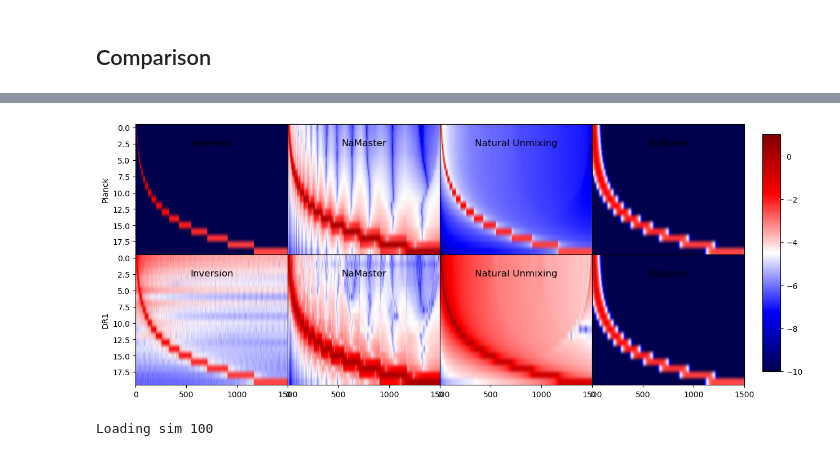
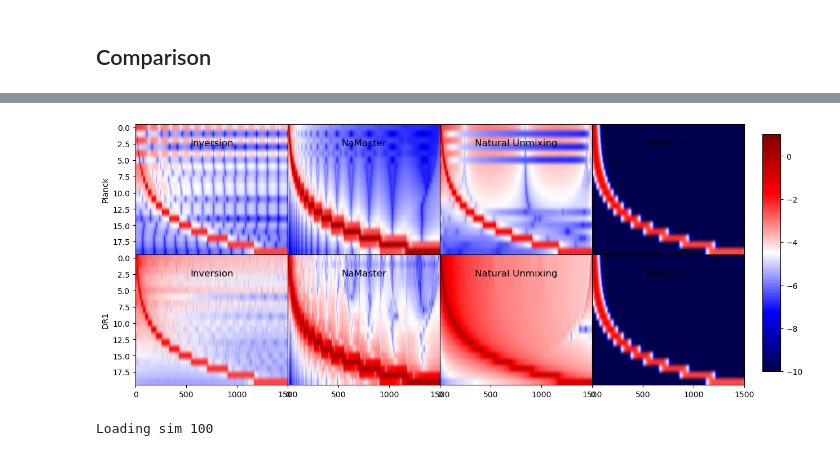
Before and after one commit to JaimeRZP/GLASS_cov_challenge, a Jupyter notebook: unmixing_comparison.ipynb, the cells around one changed output, grey strips where cells are left out. Cells and saved outputs as stored; diff of their text form; code cells hidden in the pictures.

```diff
--- a/unmixing_comparison.ipynb
+++ b/unmixing_comparison.ipynb
@@ -18,6 +18,7 @@ with open(config_path, 'r') as f:
 n = config['nsims']
 nside = config['nside']
 lmax = config['lmax']
+lmax_mask = config.get('lmax_mask', lmax)  # Default to lmax if not specified
 mode = config['mode']  # "lognormal" or "gaussian"
 mask_type = config['mask_type']  # Default to 'Patch' if not specified
 binned = False #True
@@ -29,7 +30,7 @@ output_path = "./masked_"+output_path
 
 nlbins = config.get('nlbins', 20)  # Default to 20 if not specified
 l = np.arange(lmax+1)
-ls = np.arange(lmax+1)
+l_mask = np.arange(lmax_mask+1)
 ledges = np.logspace(np.log10(10), np.log10(lmax), nlbins + 1)
 lgrid = (ledges[1:] + ledges[:-1]) / 2
 # %%
@@ -88,25 +89,25 @@ config_path = "scripts/sims_config.yaml"
 with open(config_path, 'r') as f:
     config = yaml.safe_load(f)
 rtol=1e-2
-mixmat = heracles.read("/home/jaimerzp/Documents/UCL/GLASS_cov_challenge/planck/mixmat.fits")
-unmixmat = heracles.read("/home/jaimerzp/Documents/UCL/GLASS_cov_challenge/planck/unmixmat.fits")
+mixmat = heracles.read(f"/home/jaimerzp/Documents/UCL/GLASS_cov_challenge/half_sky/mixmat_l1max_{lmax}_l2max_{lmax_mask}.fits")
+unmixmat = heracles.read(f"/home/jaimerzp/Documents/UCL/GLASS_cov_challenge/half_sky/unmixmat_l1max_{lmax}_l2max_{lmax_mask}.fits")
 # bin inverted mixing matrix
-inv_mixmat = invert_mixing_matrix(mixmat, rtol=rtol)
+inv_mixmat = heracles.read(f"/home/jaimerzp/Documents/UCL/GLASS_cov_challenge/half_sky/inv_mixmat_l1max_{lmax}_l2max_{lmax_mask}.fits")
 binv_mixmat = heracles.binned(inv_mixmat, ledges)
 # invert binned mixing matrix
 bmixmat = heracles.binned(mixmat, ledges)
 bmixmatb = {}
 for key in bmixmat.keys():
-    bmixmatb[key] = heracles.binned(heracles.Result(bmixmat[key].array, axis=bmixmat[key].axis[0]+1, ell=l), ledges)
+    bmixmatb[key] = heracles.binned(heracles.Result(bmixmat[key].array, axis=bmixmat[key].axis[0]+1, ell=l_mask), ledges)
 bmixmatb = heracles.binned(bmixmatb, ledges)
 inv_bmixmatb = invert_mixing_matrix(bmixmatb, rtol=rtol)
 # Kernels
 inv_kernel = binv_mixmat["POS", "POS", 1, 1].array @ mixmat["POS", "POS", 1, 1].array
 nmt_kernel = inv_bmixmatb["POS", "POS", 1, 1].array @ bmixmat["POS", "POS", 1, 1].array
-pols_kernel = fits.open("/home/jaimerzp/Documents/UCL/GLASS_cov_challenge/planck/cls_pols/kernels_pols_1.fits")[0].data[0, :, :].T
+pols_kernel = fits.open("/home/jaimerzp/Documents/UCL/GLASS_cov_challenge/half_sky/cls_pols/kernels_pols_1.fits")[0].data[0, :, :].T
 pols_kernel = heracles.Result(pols_kernel[:lmax+1, :lmax+1], axis=(0,), ell=l)
 pols_kernel = heracles.binned(pols_kernel, ledges).array
-nu_kernel = heracles.Result(unmixmat["POS", "POS", 1, 1].array @ mixmat["POS", "POS", 1, 1].array, axis=(0,), ell=l)
+nu_kernel = heracles.Result(unmixmat["POS", "POS", 1, 1].array @ mixmat["POS", "POS", 1, 1].array.T, axis=(0,), ell=l)
 nu_kernel = heracles.binned(nu_kernel, ledges).array
 
 im0= axs[0, 0].imshow(np.log10(np.abs(inv_kernel)), cmap='seismic', aspect='auto', vmin=-10, vmax=1)
@@ -138,10 +139,10 @@ config_path = "scripts/sims_config.yaml"
 with open(config_path, 'r') as f:
     config = yaml.safe_load(f)
 rtol=1e-2
-mixmat = heracles.read("/home/jaimerzp/Documents/UCL/GLASS_cov_challenge/dr1/mixmat.fits")
-unmixmat = heracles.read("/home/jaimerzp/Documents/UCL/GLASS_cov_challenge/dr1/unmixmat.fits")
+mixmat = heracles.read(f"/home/jaimerzp/Documents/UCL/GLASS_cov_challenge/dr1/mixmat.fits")
+unmixmat = heracles.read(f"/home/jaimerzp/Documents/UCL/GLASS_cov_challenge/dr1/unmixmat.fits")
 # bin inverted mixing matrix
-inv_mixmat = invert_mixing_matrix(mixmat, rtol=rtol)
+inv_mixmat = heracles.read(f"/home/jaimerzp/Documents/UCL/GLASS_cov_challenge/dr1/inv_mixmat.fits")
 binv_mixmat = heracles.binned(inv_mixmat, ledges)
 # invert binned mixing matrix
 bmixmat = heracles.binned(mixmat, ledges)
@@ -154,34 +155,34 @@ inv_bmixmatb = invert_mixing_matrix(bmixmatb, rtol=rtol)
 inv_kernel = binv_mixmat["POS", "POS", 1, 1].array @ mixmat["POS", "POS", 1, 1].array
 nmt_kernel = inv_bmixmatb["POS", "POS", 1, 1].array @ bmixmat["POS", "POS", 1, 1].array
 pols_kernel = fits.open("/home/jaimerzp/Documents/UCL/GLASS_cov_challenge/dr1/cls_pols/kernels_pols_1.fits")[0].data[0, :, :].T
 pols_kernel = heracles.Result(pols_kernel[:lmax+1, :lmax+1], axis=(0,), ell=l)
 pols_kernel = heracles.binned(pols_kernel, ledges).array
 nu_kernel = heracles.Result(unmixmat["POS", "POS", 1, 1].array @ mixmat["POS", "POS", 1, 1].array, axis=(0,), ell=l)
 nu_kernel = heracles.binned(nu_kernel, ledges).array
 
 axs[1, 0].imshow(np.log10(np.abs(inv_kernel)), cmap='seismic', aspect='auto', vmin=-10, vmax=1)
 axs[1, 0].set_title('Inversion', y=0.8)
 axs[1, 0].set_ylabel("DR1")
 
 axs[1, 1].imshow(np.log10(np.abs(nmt_kernel)), cmap='seismic', aspect='auto', vmin=-10, vmax=1)
 axs[1, 1].get_yaxis().set_ticks([])
 axs[1, 1].set_title('NaMaster', y=0.8)
 
 axs[1, 2].imshow(np.log10(np.abs(nu_kernel)), cmap='seismic', aspect='auto', vmin=-10, vmax=1)
 axs[1, 2].get_yaxis().set_ticks([])
 axs[1, 2].set_title('Natural Unmixing', y=0.8)
 
 axs[1, 3].imshow(np.log10(np.abs(pols_kernel)), cmap='seismic', aspect='auto', vmin=-10, vmax=1)
 axs[1, 3].get_yaxis().set_ticks([])
 axs[1, 3].set_title('PolSpice', y=0.8)
 
 fig.subplots_adjust(right=0.8)
 cbar_ax = fig.add_axes([0.82, 0.15, 0.02, 0.7])
 fig.colorbar(im0, cax=cbar_ax)
 plt.show()
 fig.savefig(f'/home/jaimerzp/Desktop/mixing_mat_plots/kernel_compo_{mask_type}.pdf', bbox_inches='tight')
 # %% [output]
-[figure, old version]
+[figure, new version]
 # %%
 def get_cls_mean(cls_dict):
     n_keys = list(cls_dict.keys())
```
Also changed, not shown: parts of 13 cells of this notebook, 8 other files.
